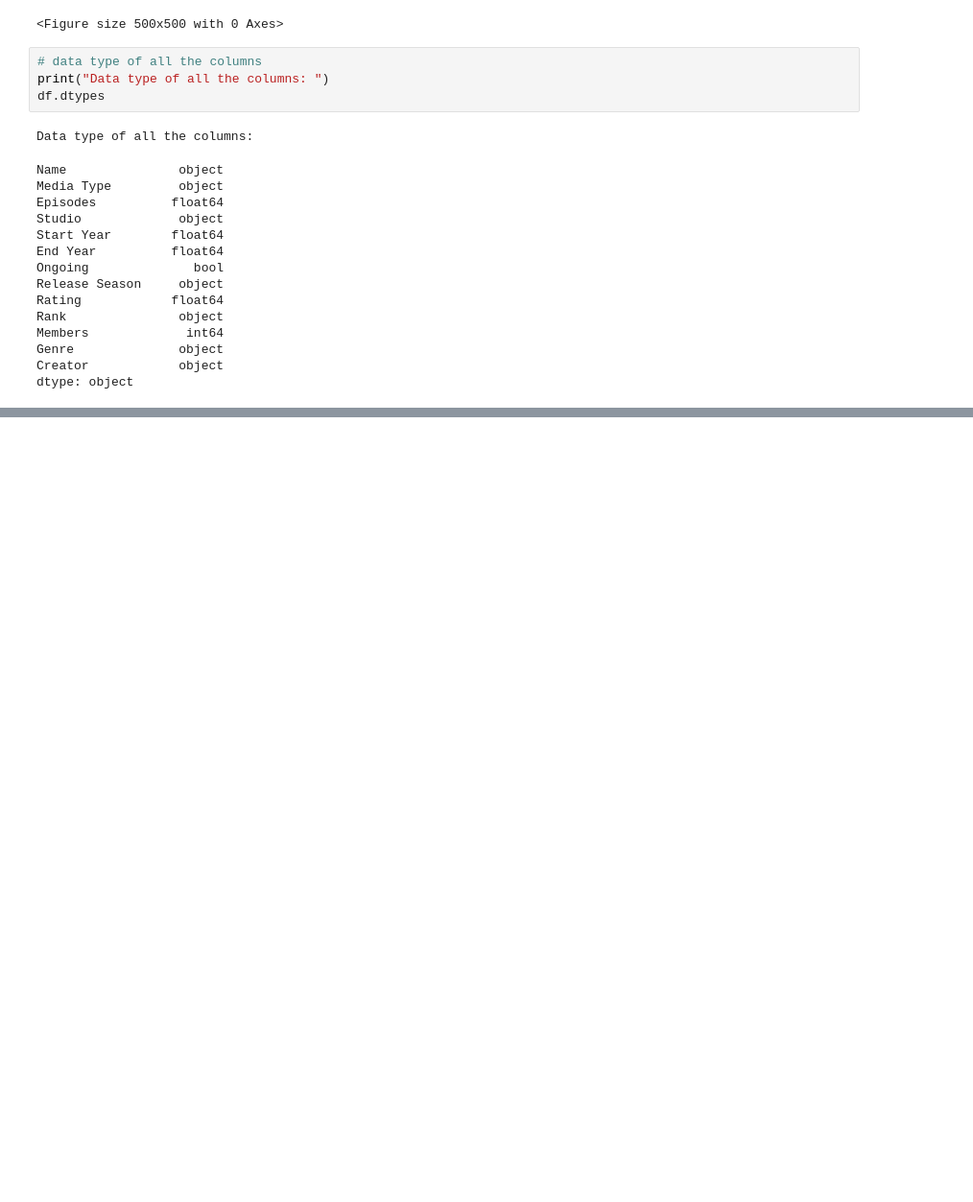
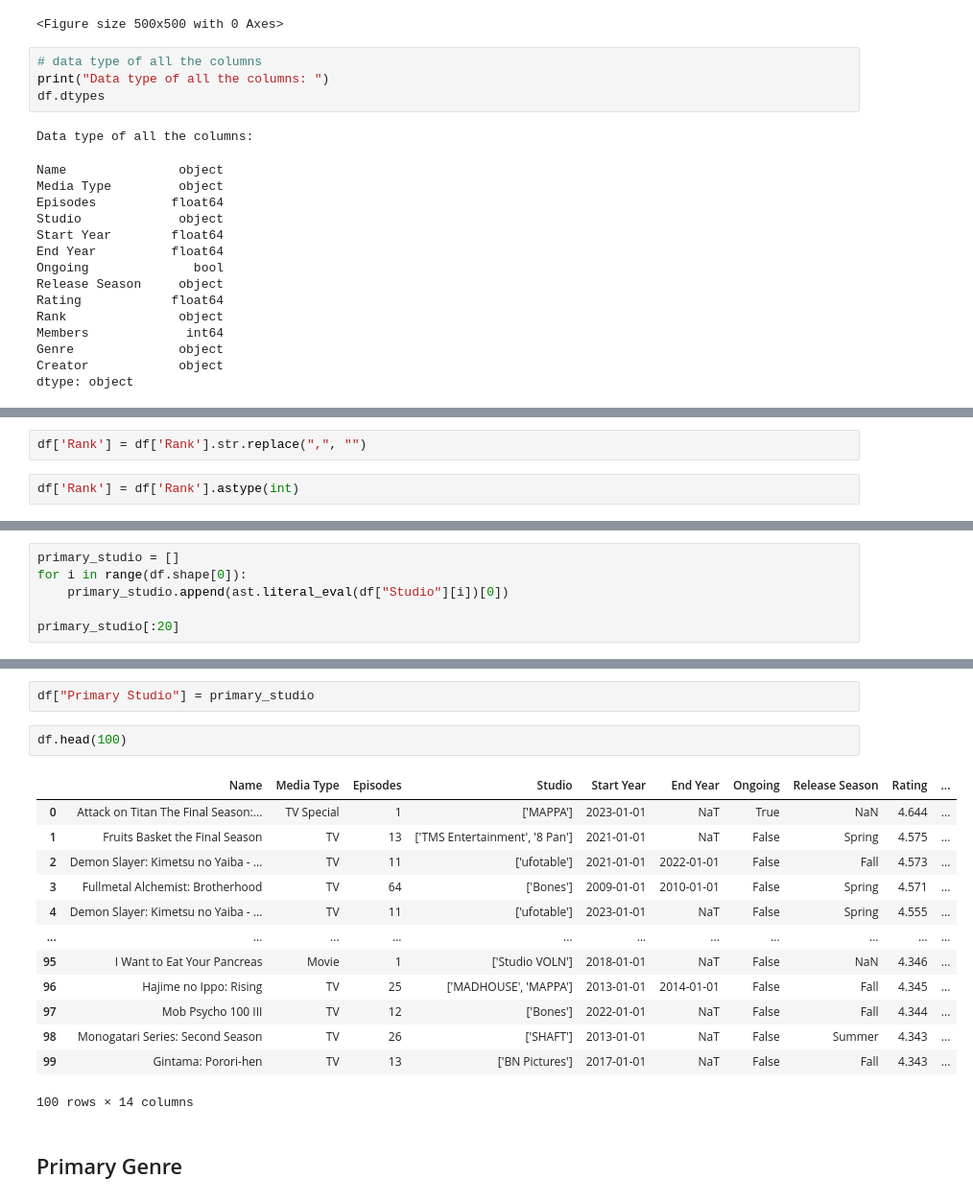
Before and after one commit to MYTE21/Anime.Quest, a Jupyter notebook: notebooks/data_processing.ipynb, the cells around one changed output, grey strips where cells are left out. Shown at 96% size. Cells and saved outputs as stored; diff of their text form; blank space fills up the shorter version.

```diff
--- a/notebooks/data_processing.ipynb
+++ b/notebooks/data_processing.ipynb
@@ -112,0 +313,4 @@ fig.show()
+# %%
+df['Rank'] = df['Rank'].str.replace(",", "")
+# %%
+df['Rank'] = df['Rank'].astype(int)
@@ -112,0 +343,6 @@ fig.show()
+# %%
+primary_studio = []
+for i in range(df.shape[0]):
+    primary_studio.append(ast.literal_eval(df["Studio"][i])[0])
+
+primary_studio[:20]
@@ -112,0 +370,20 @@ fig.show()
+# %%
+df["Primary Studio"] = primary_studio
+# %%
+df.head(100)
+# %% [output]
+|  | Name | Media Type | Episodes | Studio | Start Year | End Year | Ongoing | Release Season | Rating | ... |
+| 0 | Attack on Titan The Final Season:... | TV Special | 1 | ['MAPPA'] | 2023-01-01 | NaT | True | NaN | 4.644 | ... |
+| 1 | Fruits Basket the Final Season | TV | 13 | ['TMS Entertainment', '8 Pan'] | 2021-01-01 | NaT | False | Spring | 4.575 | ... |
+| 2 | Demon Slayer: Kimetsu no Yaiba - ... | TV | 11 | ['ufotable'] | 2021-01-01 | 2022-01-01 | False | Fall | 4.573 | ... |
+| 3 | Fullmetal Alchemist: Brotherhood | TV | 64 | ['Bones'] | 2009-01-01 | 2010-01-01 | False | Spring | 4.571 | ... |
+| 4 | Demon Slayer: Kimetsu no Yaiba - ... | TV | 11 | ['ufotable'] | 2023-01-01 | NaT | False | Spring | 4.555 | ... |
+| ... | ... | ... | ... | ... | ... | ... | ... | ... | ... | ... |
+| 95 | I Want to Eat Your Pancreas | Movie | 1 | ['Studio VOLN'] | 2018-01-01 | NaT | False | NaN | 4.346 | ... |
+| 96 | Hajime no Ippo: Rising | TV | 25 | ['MADHOUSE', 'MAPPA'] | 2013-01-01 | 2014-01-01 | False | Fall | 4.345 | ... |
+| 97 | Mob Psycho 100 III | TV | 12 | ['Bones'] | 2022-01-01 | NaT | False | Fall | 4.344 | ... |
+| 98 | Monogatari Series: Second Season | TV | 26 | ['SHAFT'] | 2013-01-01 | NaT | False | Summer | 4.343 | ... |
+| 99 | Gintama: Porori-hen | TV | 13 | ['BN Pictures'] | 2017-01-01 | NaT | False | Fall | 4.343 | ... |
+100 rows × 14 columns
+# %% [markdown]
+## Primary Genre
```
Also changed, not shown: parts of 41 cells of this notebook.
